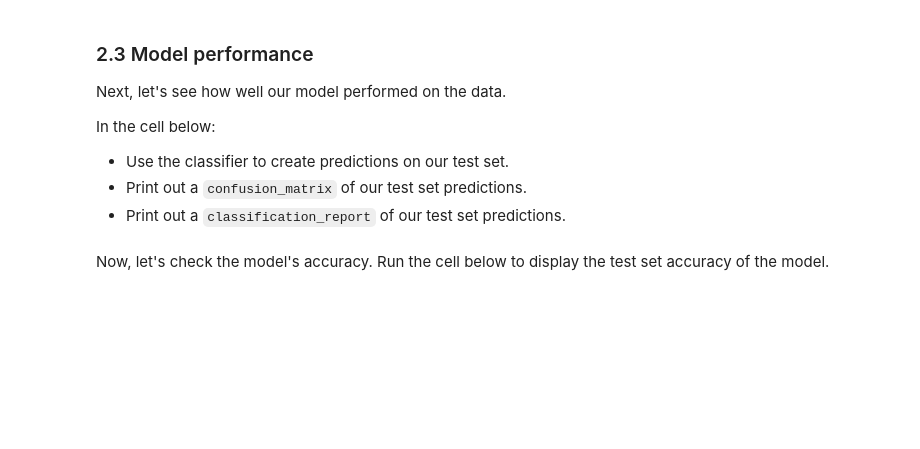
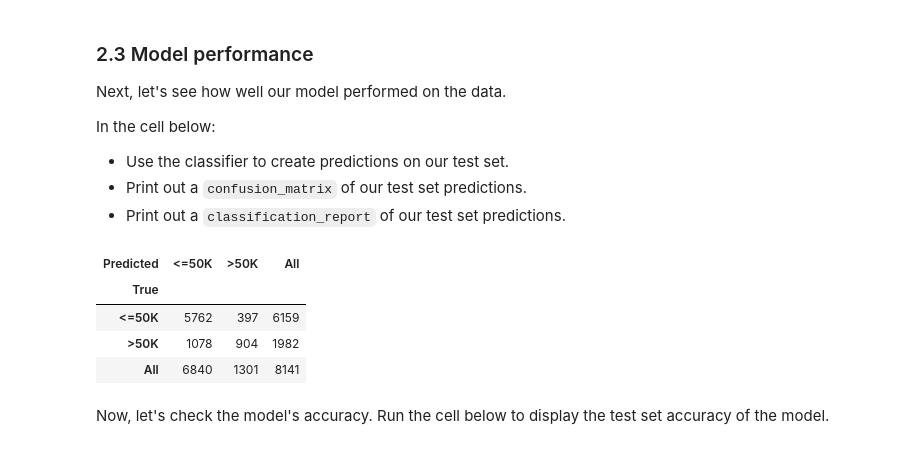
Before and after one commit to kayschulz/dsc-3-32-04-tree-ensembles-and-random-forests-lab-seattle-ds-career-040119, a Jupyter notebook: index.ipynb, the cells around one changed output. Drawn from its saved outputs; the diff is of its cells as text; code cells hidden in the pictures; blank space fills up the shorter version.

```diff
--- a/index.ipynb
+++ b/index.ipynb
@@ -189,7 +191,12 @@ In the cell below:
 # %%
-y_pred = clf.predict(X_test)
-
-cm = pd.crosstab(y_test, y_pred, rownames=['True'], colnames=['Predicted'], margins=True)
+pd.crosstab(y_test, y_pred, rownames=['True'],
+                 colnames=['Predicted'], margins=True)
+# %% [output]
+| Predicted | <=50K | >50K | All |
+| True |  |  |  |
+| <=50K | 5762 | 397 | 6159 |
+| >50K | 1078 | 904 | 1982 |
+| All | 6840 | 1301 | 8141 |
 # %% [markdown]
 Now, let's check the model's accuracy. Run the cell below to display the test set accuracy of the model.
 # %%
```
Also changed, not shown: parts of 1 cell of this notebook.
